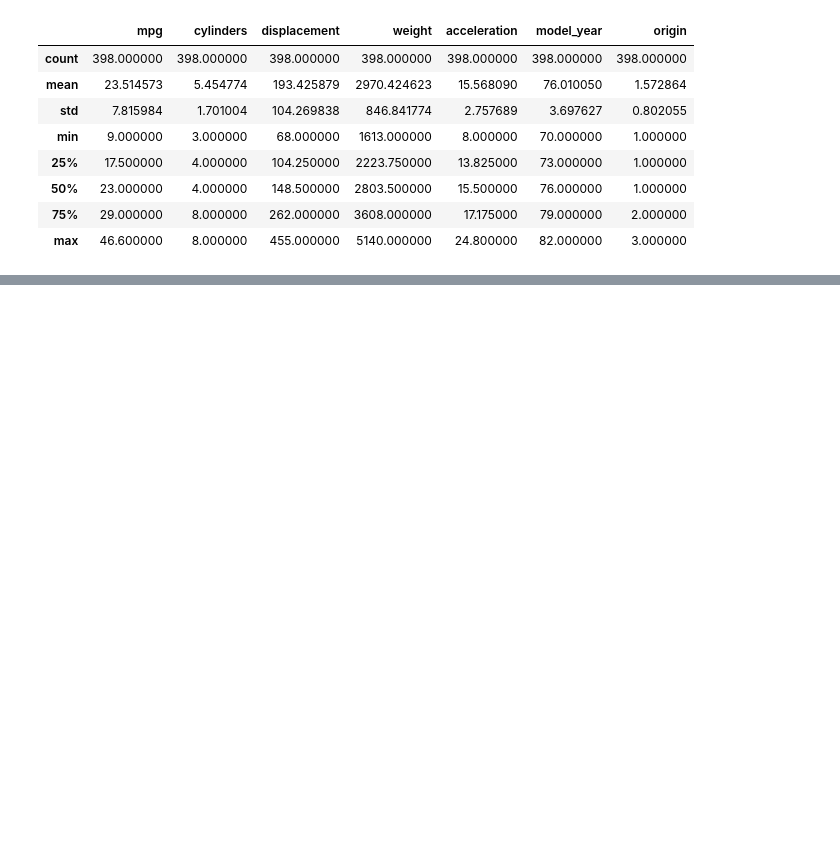
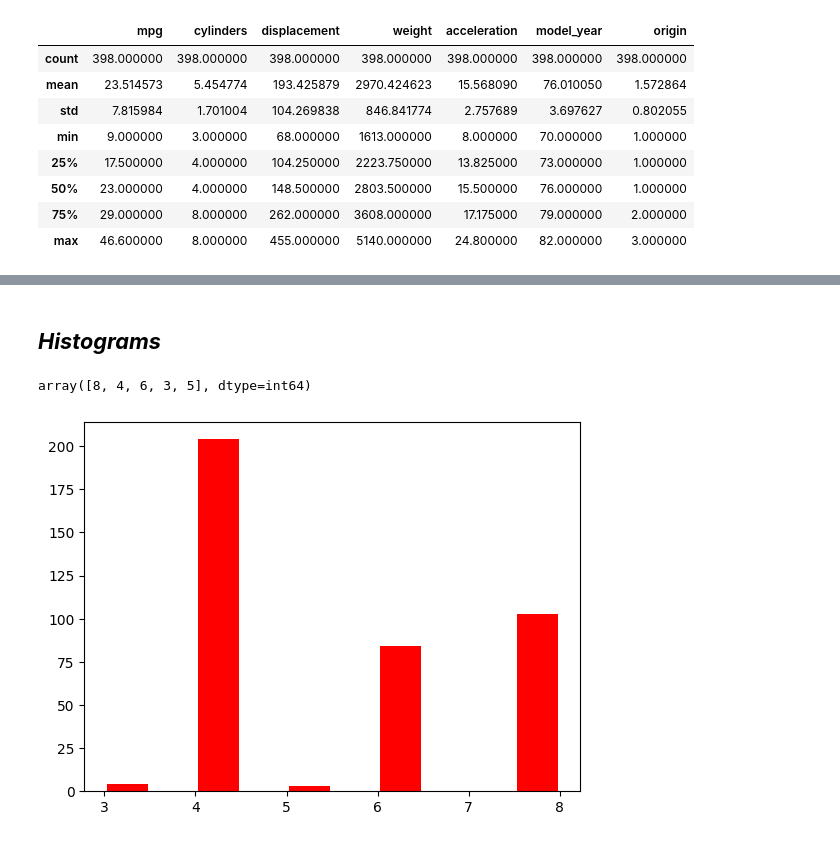
Before and after one commit to anoban/Understanding-and-Visualizing-Data-with-Python, a Jupyter notebook: anoban/Tables, Histograms & Boxplots in Python.ipynb, the cells around one changed output, grey strips where cells are left out. Drawn from its saved outputs; the diff is of its cells as text; code cells hidden in the pictures; blank space fills up the shorter version.

```diff
--- a/anoban/Tables, Histograms & Boxplots in Python.ipynb
+++ b/anoban/Tables, Histograms & Boxplots in Python.ipynb
@@ -32,0 +48,2 @@ mpg.describe()
+# %%
+mpg.drop(["origin", "acceleration", "model_year", "name"], axis = 1, inplace = True)
@@ -32,0 +66,16 @@ mpg.describe()
+# %% [markdown]
+## ___Histograms___
+# %%
+mpg.cylinders.unique()
+# %% [output]
+array([8, 4, 6, 3, 5], dtype=int64)
+# %%
+# Histogram of cylinders
+# x axes needs fixing.
+
+fig, axes = plt.subplots()
+
+axes.hist(mpg.cylinders, color = "red", rwidth = 0.9)
+plt.show()
+# %% [output]
+[figure, added]
```
Also changed, not shown: parts of 8 cells of this notebook.
